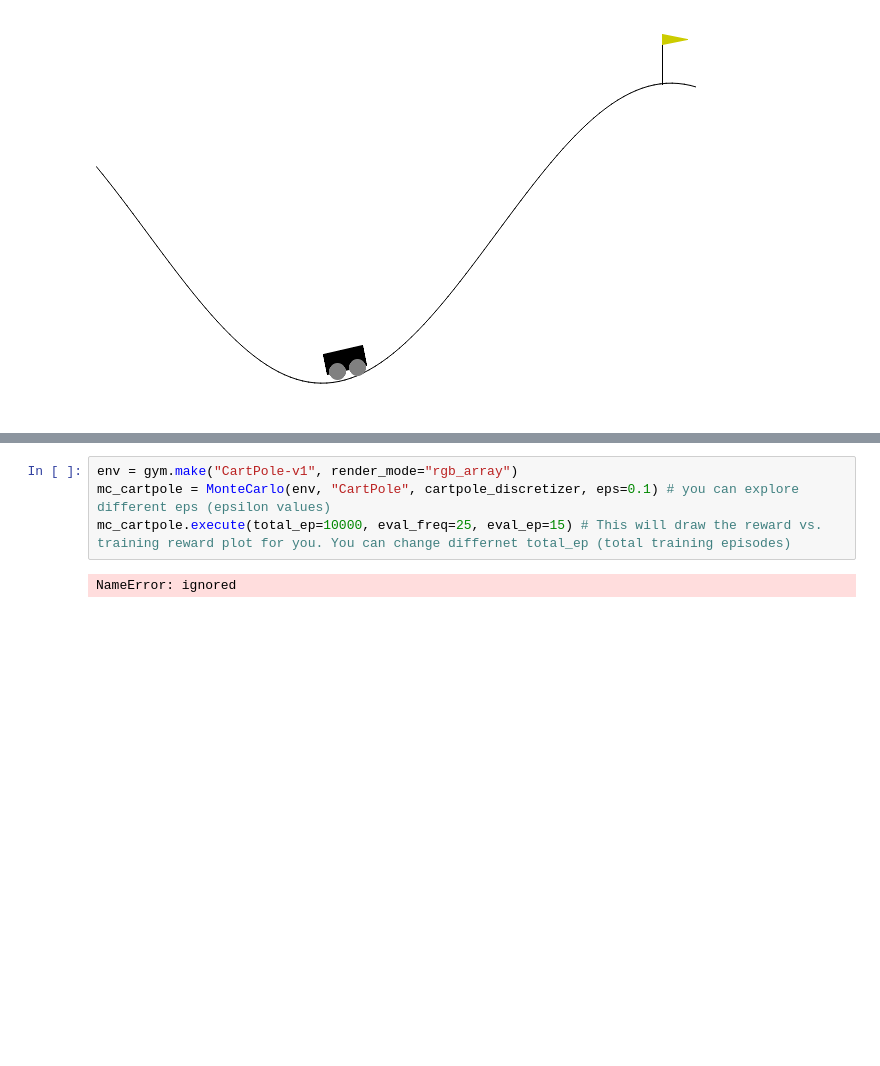
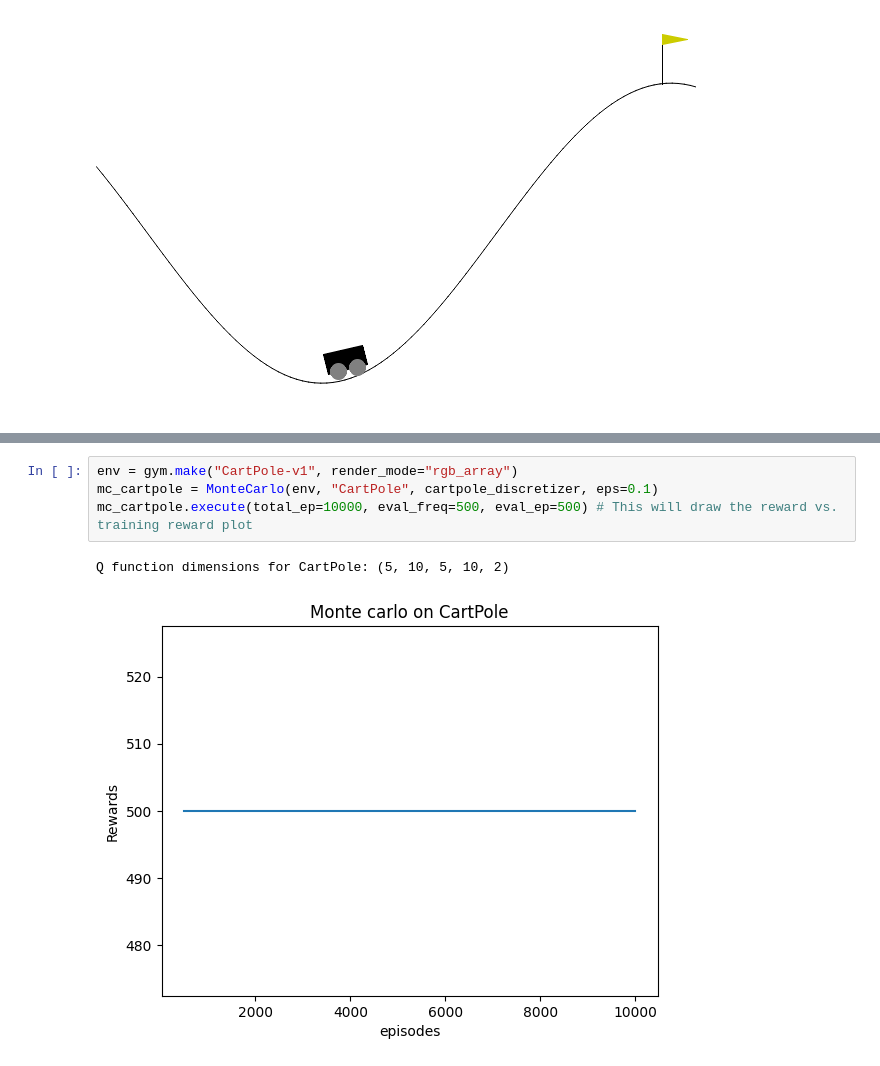
Before and after one commit to Zarif-SBU/reinforcement_Learning, a Jupyter notebook: monte_carlo_and_q-learning.ipynb, the cells around one changed output, grey strips where cells are left out. Cells and saved outputs as stored; diff of their text form; blank space fills up the shorter version.

```diff
--- a/monte_carlo_and_q-learning.ipynb
+++ b/monte_carlo_and_q-learning.ipynb
@@ -367,10 +306,11 @@ class MonteCarlo():
         plt.show()
 # %%
 env = gym.make("CartPole-v1", render_mode="rgb_array")
-mc_cartpole = MonteCarlo(env, "CartPole", cartpole_discretizer, eps=0.1) # you can explore different eps (epsilon values)
-mc_cartpole.execute(total_ep=10000, eval_freq=25, eval_ep=15) # This will draw the reward vs. training reward plot for you. You can change differnet total_ep (total training episodes)
+mc_cartpole = MonteCarlo(env, "CartPole", cartpole_discretizer, eps=0.1)
+mc_cartpole.execute(total_ep=10000, eval_freq=500, eval_ep=500) # This will draw the reward vs. training reward plot
 # %% [output]
-NameError: ignored
+Q function dimensions for CartPole: (5, 10, 5, 10, 2)
+[figure, added]
 # %%
 mc_cartpole.visualize()
 # %% [output]
```
Also changed, not shown: parts of 27 cells of this notebook.
